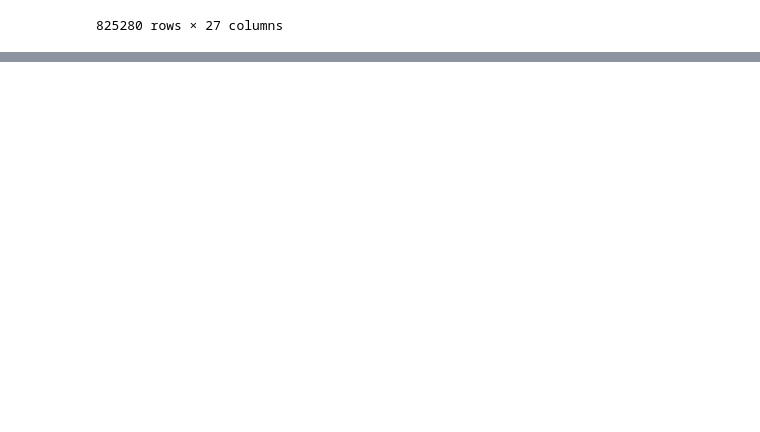
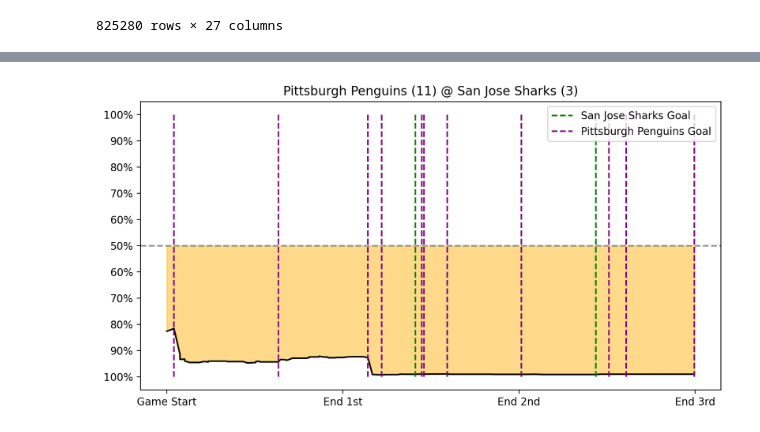
Before and after one commit to jeffxhansen/NHL_Win_Predictor, a Jupyter notebook: dylan_xgboost_shap.ipynb, the cells around one changed output, grey strips where cells are left out. Saved outputs shown, nothing was run; the diff lists cells and outputs as text; code cells hidden in the pictures; blank space fills up the shorter version.

Commit message:
Turned plotting and predicting code into functions.

```diff
--- a/dylan_xgboost_shap.ipynb
+++ b/dylan_xgboost_shap.ipynb
@@ -256,3 +237,84 @@ df_team_one
+# %%
+def predict_game_xgboost(team, df):
+    # Read in team colors
+    with open('team_colors.json') as f:
+        team_colors = json.load(f)
+
+    # Load the model
+    with open(f'team_xgboost_files/{team}.pkl', 'rb') as f:
+        model = pickle.load(f)
+
+    # Get the subset of the data for the selected team
+    df_team_one = get_team_df(team, df)
+
+    # Get a unique game id
+    game_id = np.random.choice(df_team_one['game_id'].unique())
+
+    # Get the game data
+    game_data = df_team_one[df_team_one['game_id'] == game_id]
+    team, opp = game_data['team'].values[0], game_data['opp'].values[0]
+
+    # Get who the home team is
+    home_team = team if game_data['is_home'].values[0] == 1 else opp
+    away_team = opp if game_data['is_home'].values[0] == 1 else team
+
+    # Get colors for home and away team
+    home_color = team_colors[home_team]
+    away_color = team_colors[away_team]
+
+    X = game_data.drop(columns=['game_id', 'team', 'win', 'opp'])
+
+    # Predict the win probability
+    y_pred = model.predict_proba(X)
+
+    # Plot the probability of the second team winning
+    time_vals = game_data.game_seconds
+    pred_vals = y_pred[:, 1] if home_team == team else y_pred[:, 0]
+
+    # Set threshold
+    threshold = 0.5
+
+    # Plot the probabilities
+    plt.figure(figsize=(10, 5), dpi=200)
+    plt.plot(time_vals, pred_vals, color='black')
+
+    home_where = pred_vals >= threshold if home_team == team else pred_vals < threshold
+    away_where = pred_vals < threshold if home_team == team else pred_vals >= threshold
+
+    # Fill area above 50% with blue for Home Team
+    plt.fill_between(time_vals, threshold, pred_vals, where=pred_vals >= threshold, color=home_color['main'], interpolate=True, alpha=0.5)
+
+    # Fill area below 50% with red for Home Team
+    plt.fill_between(time_vals, threshold, pred_vals, where=pred_vals < threshold, color=away_color['main'], interpolate=True, alpha=0.5)
+
+    # Add a dotted horizontal line at y = 0.5
+    plt.axhline(y=0.5, color='gray', linestyle='--')
+    plt.yticks(ticks=[0.0, .1, .2, .3, .4, .5, .6, .7, .8, .9, 1.0], labels=['100%', '90%', '80%', '70%', '60%', '50%', '60%', '70%', '80%', '90%', '100%'])
+
+    # Plot when the goal was scored
+    team_goals = game_data[game_data.curr_goals.shift(-1) != game_data.curr_goals]['game_seconds']
+    opp_goals = game_data[game_data.curr_opponent_goals.shift(-1) != game_data.curr_opponent_goals]['game_seconds']
+    home_goals = team_goals if home_team == team else opp_goals
+    away_goals = team_goals if home_team == opp else opp_goals
+    plt.vlines(home_goals, 0, 1, color='green', linestyle='--', label=f'{home_team} Goal')
+    plt.vlines(away_goals, 0, 1, color='purple', linestyle='--', label=f'{away_team} Goal')
+
+    # Plot periods
+    # plt.vlines([1200, 2400, 3600], 0, 1, color='black', linestyle='-', label='Period End')
+    plt.xticks(ticks=[0, 1200, 2400, 3600], labels=['Game Start', 'End 1st', 'End 2nd', 'End 3rd'])
+    plt.title(f'{away_team} ({len(away_goals)}) @ {home_team} ({len(home_goals)})')
+    plt.legend()
+
+
+    # Show plot
+    plt.show()
+
+
+# Predict the game
+random_team = np.random.choice(df_last_two['home_name'].unique())
+predict_game_xgboost(random_team, df_last_two)
+# %% [output]
+[figure, added]
 # %%
 # Read in team_color.json
 import json
```
Also changed, not shown: parts of 6 cells of this notebook.
